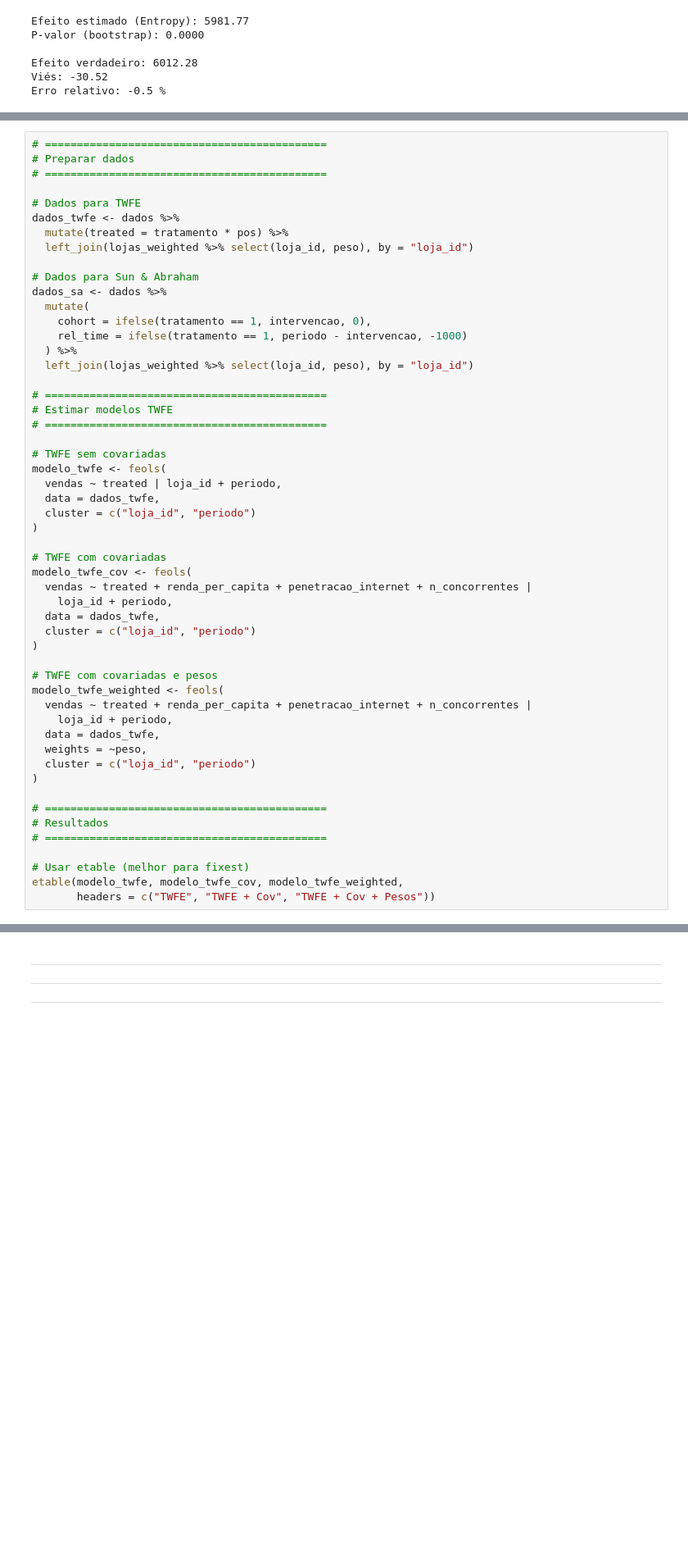
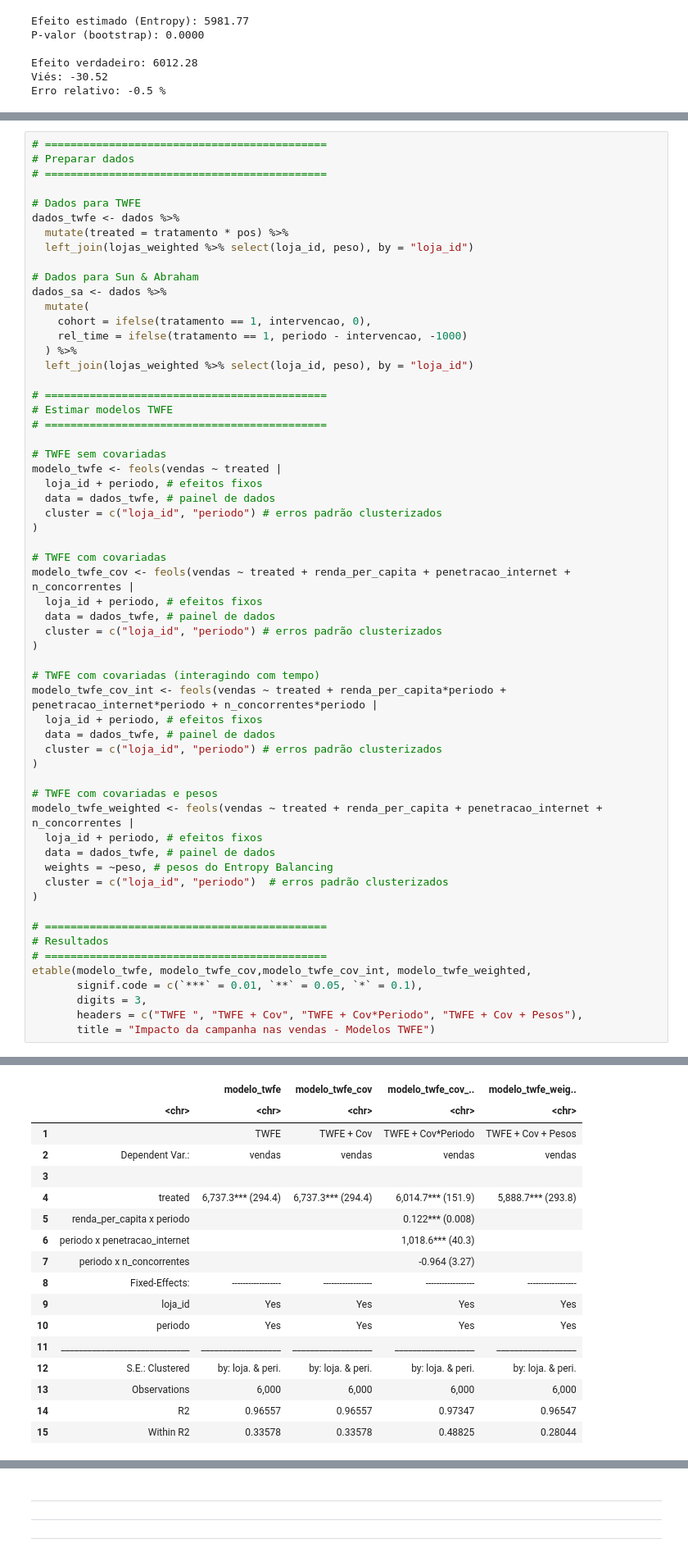
Before and after one commit to silviopaula/ciencia-dados-portifolio, a Jupyter notebook: Marketing_causal_inference/Script R- Marketing e inferência causal.ipynb, the cells around one changed output, grey strips where cells are left out. Shown at 82% size. Drawn from its saved outputs; the diff is of its cells as text; blank space fills up the shorter version.

```diff
--- a/Marketing_causal_inference/Script R- Marketing e inferência causal.ipynb
+++ b/Marketing_causal_inference/Script R- Marketing e inferência causal.ipynb
@@ -1490,35 +1598,41 @@ dados_sa <- dados %>%
 # ============================================
 
 # TWFE sem covariadas
-modelo_twfe <- feols(
-  vendas ~ treated | loja_id + periodo,
-  data = dados_twfe,
-  cluster = c("loja_id", "periodo")
+modelo_twfe <- feols(vendas ~ treated |
+  loja_id + periodo, # efeitos fixos
+  data = dados_twfe, # painel de dados
+  cluster = c("loja_id", "periodo") # erros padrão clusterizados
 )
 
 # TWFE com covariadas
-modelo_twfe_cov <- feols(
-  vendas ~ treated + renda_per_capita + penetracao_internet + n_concorrentes |
-    loja_id + periodo,
-  data = dados_twfe,
-  cluster = c("loja_id", "periodo")
+modelo_twfe_cov <- feols(vendas ~ treated + renda_per_capita + penetracao_internet + n_concorrentes |
+  loja_id + periodo, # efeitos fixos
+  data = dados_twfe, # painel de dados
+  cluster = c("loja_id", "periodo") # erros padrão clusterizados
+)
+
+# TWFE com covariadas (interagindo com tempo)
+modelo_twfe_cov_int <- feols(vendas ~ treated + renda_per_capita*periodo + penetracao_internet*periodo + n_concorrentes*periodo |
+  loja_id + periodo, # efeitos fixos
+  data = dados_twfe, # painel de dados
+  cluster = c("loja_id", "periodo") # erros padrão clusterizados
 )
 
 # TWFE com covariadas e pesos
-modelo_twfe_weighted <- feols(
-  vendas ~ treated + renda_per_capita + penetracao_internet + n_concorrentes |
-    loja_id + periodo,
-  data = dados_twfe,
-  weights = ~peso,
-  cluster = c("loja_id", "periodo")
+modelo_twfe_weighted <- feols(vendas ~ treated + renda_per_capita + penetracao_internet + n_concorrentes |
+  loja_id + periodo, # efeitos fixos
+  data = dados_twfe, # painel de dados
+  weights = ~peso, # pesos do Entropy Balancing
+  cluster = c("loja_id", "periodo")  # erros padrão clusterizados
 )
 
 # ============================================
 # Resultados
 # ============================================
-
-# Usar etable (melhor para fixest)
-etable(modelo_twfe, modelo_twfe_cov, modelo_twfe_weighted,
-       headers = c("TWFE", "TWFE + Cov", "TWFE + Cov + Pesos"))
+etable(modelo_twfe, modelo_twfe_cov,modelo_twfe_cov_int, modelo_twfe_weighted,
+       signif.code = c(`***` = 0.01, `**` = 0.05, `*` = 0.1),
+       digits = 3,
+       headers = c("TWFE ", "TWFE + Cov", "TWFE + Cov*Periodo", "TWFE + Cov + Pesos"),
+       title = "Impacto da campanha nas vendas - Modelos TWFE")
 # %% [output]
 The variables 'renda_per_capita', 'penetracao_internet' and 'n_concorrentes' have been removed because of collinearity (see $collin.var).
@@ -1525,0 +1644,17 @@ The variables 'renda_per_capita', 'penetracao_internet' and 'n_concorrentes' hav
+|  |  | modelo_twfe | modelo_twfe_cov | modelo_twfe_cov_.. | modelo_twfe_weig.. |
+|  | <chr> | <chr> | <chr> | <chr> | <chr> |
+| 1 |  | TWFE | TWFE + Cov | TWFE + Cov*Periodo | TWFE + Cov + Pesos |
+| 2 | Dependent Var.: | vendas | vendas | vendas | vendas |
+| 3 |  |  |  |  |  |
+| 4 | treated | 6,737.3*** (294.4) | 6,737.3*** (294.4) | 6,014.7*** (151.9) | 5,888.7*** (293.8) |
+| 5 | renda_per_capita x periodo |  |  | 0.122*** (0.008) |  |
+| 6 | periodo x penetracao_internet |  |  | 1,018.6*** (40.3) |  |
+| 7 | periodo x n_concorrentes |  |  | -0.964 (3.27) |  |
+| 8 | Fixed-Effects: | ------------------ | ------------------ | ------------------ | ------------------ |
+| 9 | loja_id | Yes | Yes | Yes | Yes |
+| 10 | periodo | Yes | Yes | Yes | Yes |
+| 11 | _____________________________ | __________________ | __________________ | __________________ | __________________ |
+| 12 | S.E.: Clustered | by: loja. & peri. | by: loja. & peri. | by: loja. & peri. | by: loja. & peri. |
+| 13 | Observations | 6,000 | 6,000 | 6,000 | 6,000 |
+| 14 | R2 | 0.96557 | 0.96557 | 0.97347 | 0.96547 |
+| 15 | Within R2 | 0.33578 | 0.33578 | 0.48825 | 0.28044 |
```
Also changed, not shown: parts of 21 cells of this notebook.
